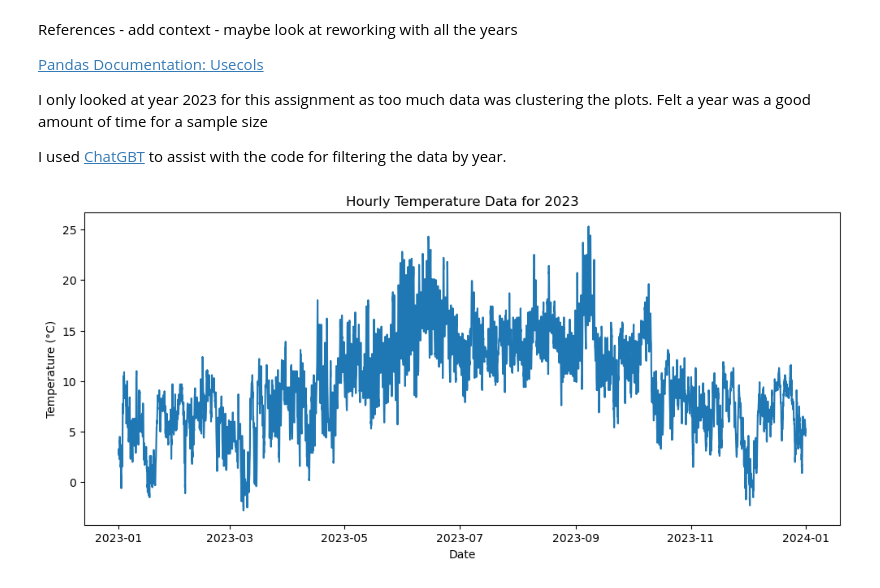
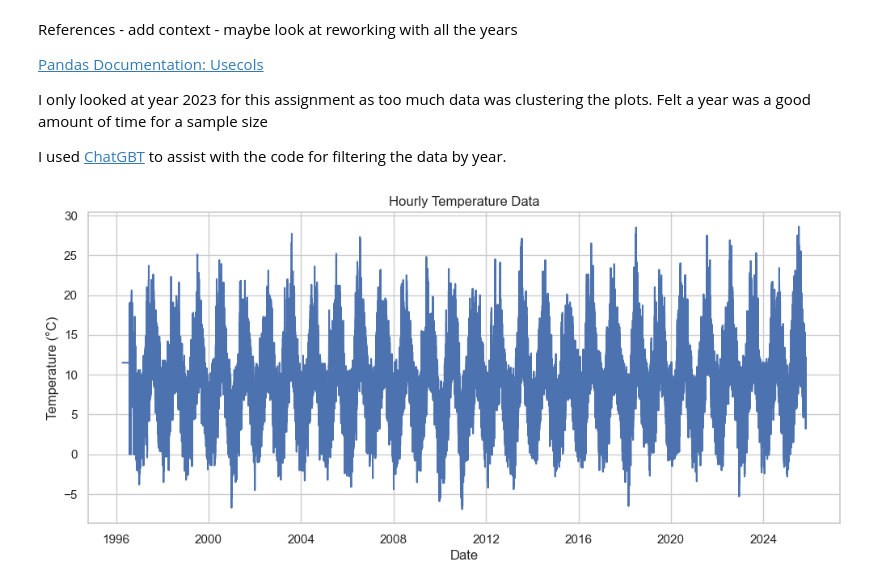
Before and after one commit to LDonn32/PDFA, a Jupyter notebook: Assignments/assignment06-weather.ipynb, the cells around one changed output. Drawn from its saved outputs; the diff is of its cells as text; code cells hidden in the pictures.

```diff
--- a/Assignments/assignment06-weather.ipynb
+++ b/Assignments/assignment06-weather.ipynb
@@ -103,33 +103,26 @@ I used [ChatGBT](https://chatgpt.com/s/t_6918ad2bef388191bbcc7e2785bb8d07) to as
 # %%
 # Plot the temperature data.
 # Looking only at the 'date' and 'temp' columns for plotting.
 columns = ['date','temp']
 
 # Reload the data with only the necessary columns.
 # usecols to limit the data read into memory
 df = pd.read_csv(url, usecols=columns, skiprows=23)
 
 
 # Convert 'date' column to datetime.
 # The date format in the data is 'DD-MMM-YYYY HH:MM'
 df['date'] = pd.to_datetime(df['date'], format='%d-%b-%Y %H:%M')
 
-# Filtered by one year for better visualization.
-
-year = 2023
-
-# Create a new DataFrame for the selected year.
-df_year = df[df['date'].dt.year == year]
-
 # Plot using seaborn and matplotlib.
 
 plt.figure(figsize=(12,5))
-sns.lineplot(data=df_year, x='date', y='temp')
-plt.title(f'Hourly Temperature Data for {year}')
+sns.lineplot(data=df, x='date', y='temp')
+plt.title(f'Hourly Temperature Data')
 plt.xlabel("Date")
 plt.ylabel("Temperature (°C)")
 plt.show()
 # %% [output]
-[figure, old version]
+[figure, new version]
 # %%
 # Calculate the daily mean temperature.
```
Also changed, not shown: parts of 18 cells of this notebook, 1 other file.
